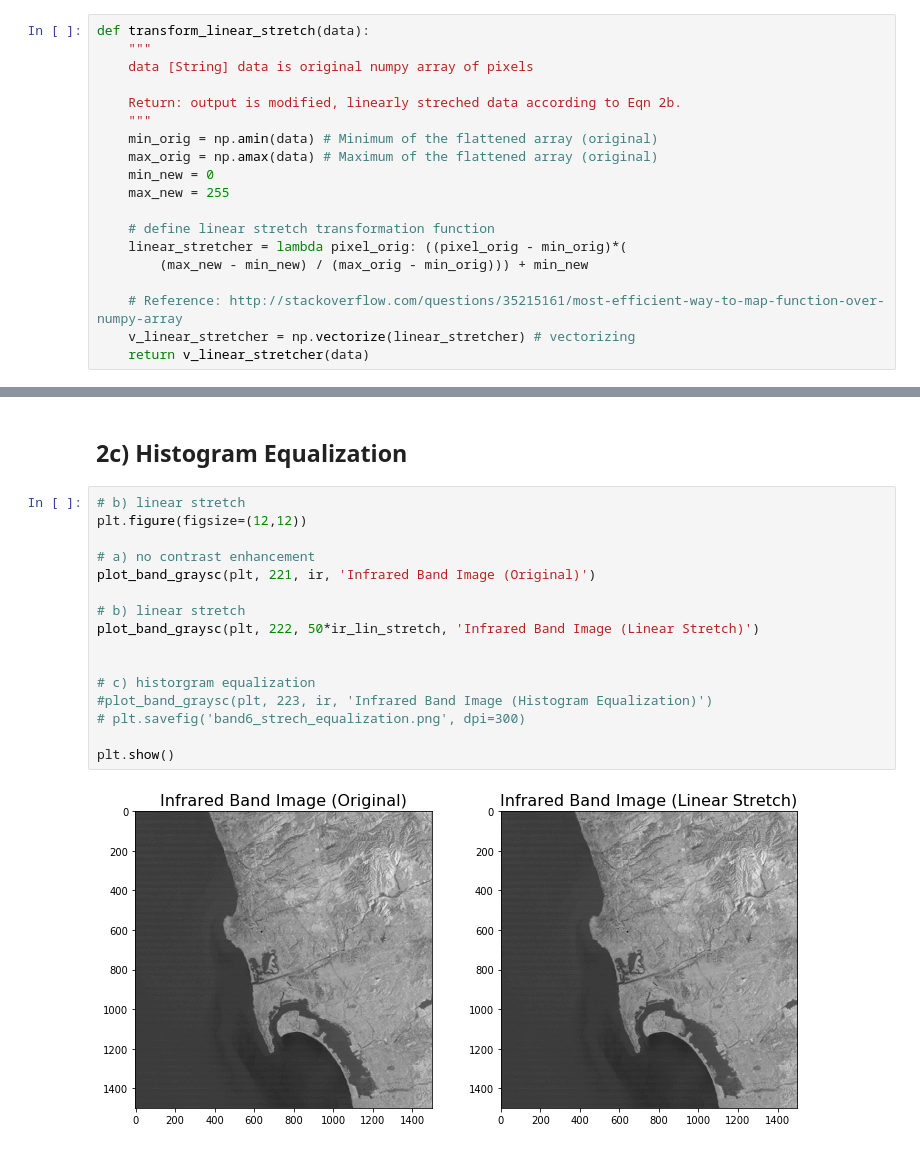
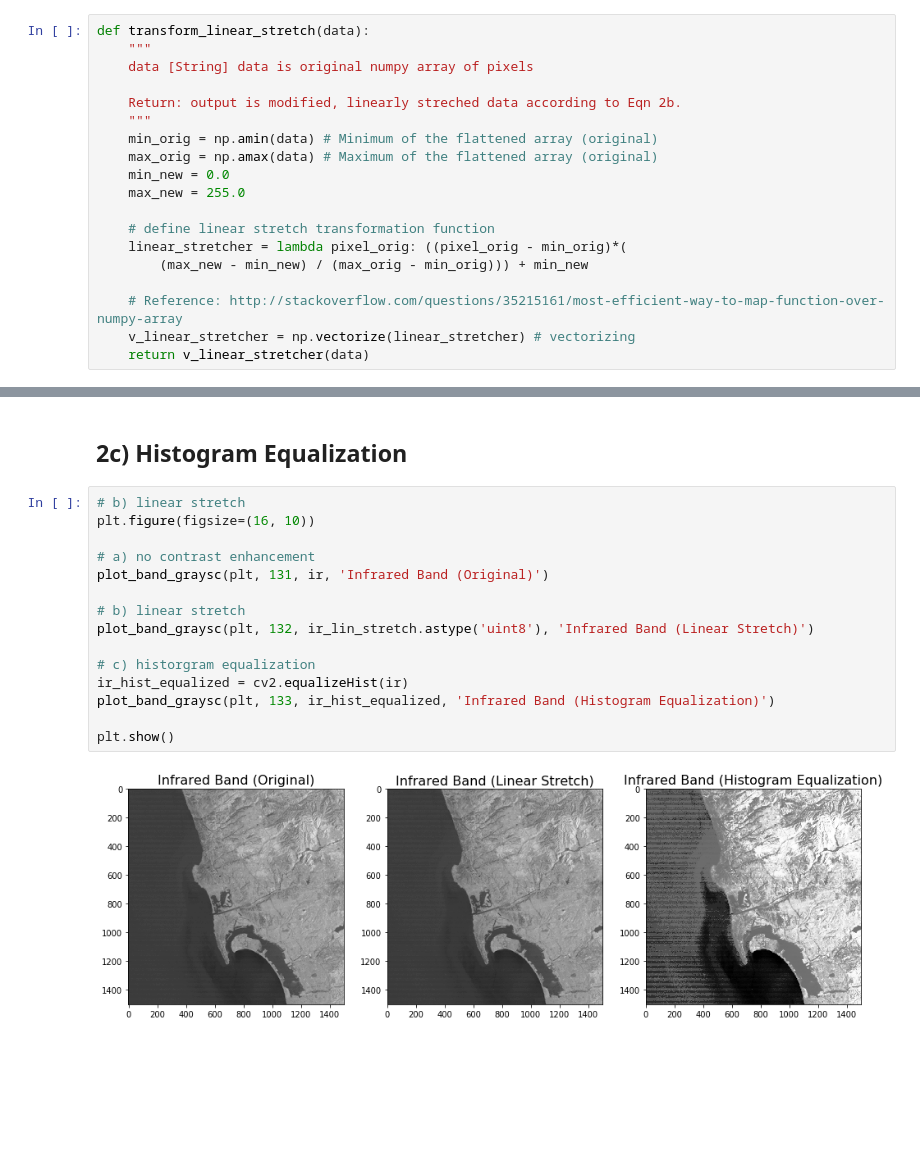
Before and after one commit to moonlimb/sio236-remote-sensing, a Jupyter notebook: Limb_Moon_Lab5.ipynb, the cells around one changed output, grey strips where cells are left out. Drawn from its saved outputs; the diff is of its cells as text; blank space fills up the shorter version.

Commit message:
Debugged/done with exercise 2-hist eq (using cv2) and lin constrast

```diff
--- a/Limb_Moon_Lab5.ipynb
+++ b/Limb_Moon_Lab5.ipynb
@@ -122,8 +136,8 @@ def transform_linear_stretch(data):
     """
     min_orig = np.amin(data) # Minimum of the flattened array (original)
     max_orig = np.amax(data) # Maximum of the flattened array (original)
-    min_new = 0
-    max_new = 255
+    min_new = 0.0
+    max_new = 255.0
 
     # define linear stretch transformation function
     linear_stretcher = lambda pixel_orig: ((pixel_orig - min_orig)*(
@@ -176,19 +159,18 @@ plt.show()
 ## 2c) Histogram Equalization
 # %%
 # b) linear stretch
-plt.figure(figsize=(12,12))
+plt.figure(figsize=(16, 10))
 
 # a) no contrast enhancement
-plot_band_graysc(plt, 221, ir, 'Infrared Band Image (Original)')
+plot_band_graysc(plt, 131, ir, 'Infrared Band (Original)')
 
 # b) linear stretch
-plot_band_graysc(plt, 222, 50*ir_lin_stretch, 'Infrared Band Image (Linear Stretch)')
-
+plot_band_graysc(plt, 132, ir_lin_stretch.astype('uint8'), 'Infrared Band (Linear Stretch)')
 
 # c) historgram equalization
-#plot_band_graysc(plt, 223, ir, 'Infrared Band Image (Histogram Equalization)')
-# plt.savefig('band6_strech_equalization.png', dpi=300)
+ir_hist_equalized = cv2.equalizeHist(ir)
+plot_band_graysc(plt, 133, ir_hist_equalized, 'Infrared Band (Histogram Equalization)')
 
 plt.show()
 # %% [output]
-[figure, old version]
+[figure, new version]
```
Also changed, not shown: parts of 15 cells of this notebook.
